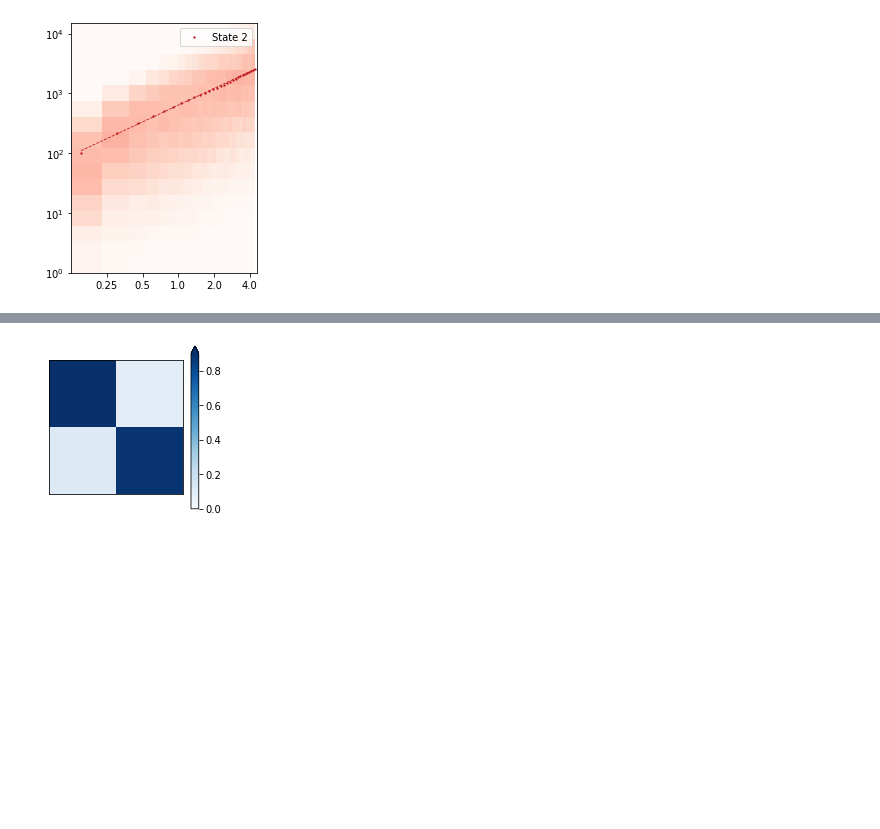
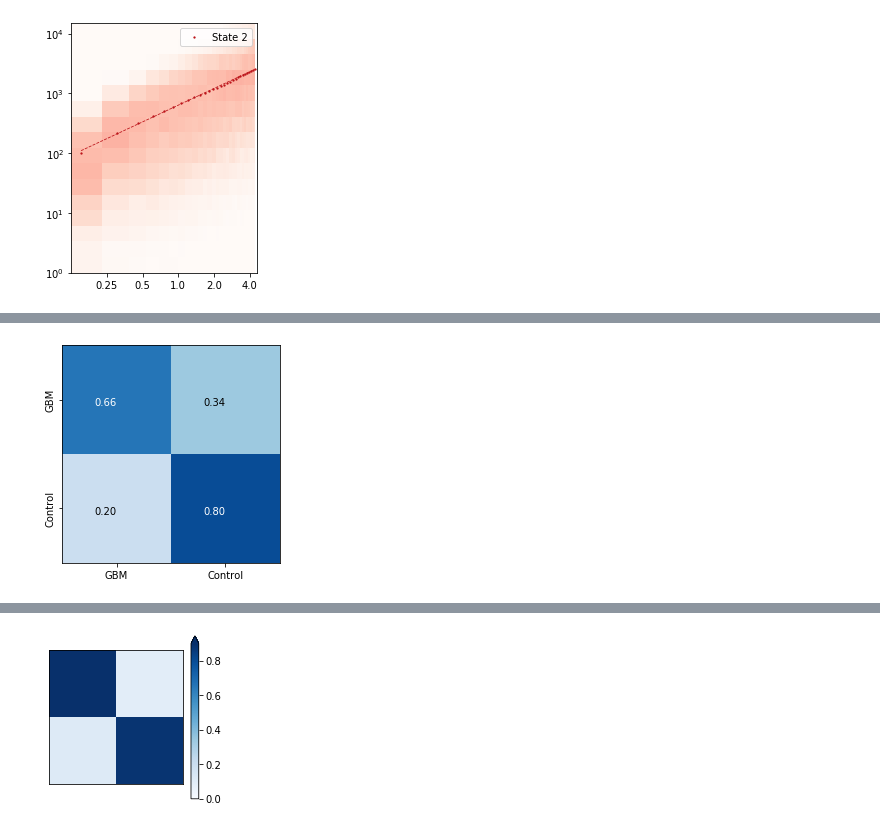
Before and after one commit to mehta-lab/dynamorph, a Jupyter notebook: NOVEMBER_Analysis.ipynb, the cells around one changed output, grey strips where cells are left out. Saved outputs shown, nothing was run; the diff lists cells and outputs as text; code cells hidden in the pictures; blank space fills up the shorter version.

```diff
--- a/NOVEMBER_Analysis.ipynb
+++ b/NOVEMBER_Analysis.ipynb
@@ -846,7 +816,8 @@ selected_fs_pool = []
 for t in selected_ts[:20]:
     selected_fs_pool.extend([fs[well][ind] for ind in traj_inds[t]])
 
-for t in np.random.choice(selected_ts[:20], (5,), replace=False):
+plot_ts = [t for t in selected_ts[:30] if len(traj_inds[t]) > 30]
+for t in np.random.choice(plot_ts, (6,), replace=False):
     print("Writing %s" % t.replace('/', '_'))
     save_traj_bbox(t, 'supp_video_%s_sample_bbox_%s.gif' % (well, t.replace('/', '_')))
     save_movie(t, 'supp_video_%s_sample_movie_%s.gif' % (well, t.replace('/', '_')))
@@ -1777,29 +1836,11 @@ The PostScript backend does not support transparency; partially transparent arti
 # %%
 ### Confusion Matrix ###
-from sklearn.ensemble import GradientBoostingClassifier
+from sklearn.ensemble import GradientBoostingClassifier, RandomForestClassifier
 from sklearn.svm import SVC
 from sklearn.neighbors import KNeighborsClassifier
 from sklearn.naive_bayes import GaussianNB
-from sklearn.metrics import confusion_matrix
-import xgboost
-
-t_lag = 1
-traj_properties = {}
-X = []
-state_Y = []
-well_Y = []
-well_order = ['B5', 'B4', 'B2', 'C5']
-for i, t in enumerate(t_arrays):
-    well = t[:2]
-    if not well in wells_:
-        continue
-    X.append(np.concatenate([traj_vector_latent_vector[t], traj_vector_motion[t]]))
-    state_Y.append(np.argmax(prob_mat[i]))
-    well_Y.append(well_order.index(well))
-X = np.array(X)
-X[np.where(X != X)] = 0.
-state_Y = np.array(state_Y)
-well_Y = np.array(well_Y)
+from sklearn.metrics import confusion_matrix, accuracy_score
+#import xgboost
 
 def cross_validation(X, Y):
     inds = np.arange(len(Y))
@@ -1809,7 +1850,7 @@ def cross_validation(X, Y):
     valid_Ys = []
     valid_y_preds = []
     for i in range(10):
-        print(i)
+        #print(i)
         valid_inds = inds[int(0.1 * len(X) * i):int(0.1 * len(X) * (i+1))]
         train_inds = np.array([i for i in inds if not i in valid_inds])
         train_X = X[train_inds]
@@ -1817,11 +1858,12 @@ def cross_validation(X, Y):
         valid_X = X[valid_inds]
         valid_Y = Y[valid_inds]
 
-        #model = GradientBoostingClassifier()
+        model = GradientBoostingClassifier(n_estimators=100)
+        #model = RandomForestClassifier(n_estimators=100)
         #model = SVC(kernel = 'linear', C = 1)
         #model = KNeighborsClassifier(n_neighbors = 10)
         #model = GaussianNB()
-        model = xgboost.XGBClassifier(n_estimators=100)
+        #model = xgboost.XGBClassifier(n_estimators=100)
         model.fit(train_X, train_Y)
         valid_y_pred = model.predict(valid_X)
         valid_Ys.append(valid_Y)
@@ -1829,3 +1871,57 @@ def cross_validation(X, Y):
     valid_Ys = np.concatenate(valid_Ys)
     valid_y_preds = np.concatenate(valid_y_preds)
     return valid_Ys, valid_y_preds
+
+t_lag = 1
+traj_properties = {}
+
+well_orders = [['B2', 'C5'],
+               ['B4', 'C5'],
+               ['B5', 'C5'],
+               ['B2', 'B4'],
+               ['B2', 'B5'],
+               ['B4', 'B5'],
+               ['B2', 'B4', 'C5'],
+               ['B2', 'B5', 'C5'],
+               ['B4', 'B5', 'C5'],
+               ['B2', 'B4', 'B5'],
+               ['B2', 'B4', 'B5', 'C5']]
+for l, well_order in enumerate(well_orders):
+    print(well_order)
+    X = []
+    state_Y = []
+    well_Y = []
+    for i, t in enumerate(t_arrays):
+        well = t[:2]
+        if not well in well_order:
+            continue
+        X.append(np.concatenate([traj_vector_latent_vector[t], traj_vector_motion[t]]))
+        state_Y.append(np.argmax(prob_mat[i]))
+        well_Y.append(well_order.index(well))
+    X = np.array(X)
+    X[np.where(X != X)] = 0.
+    X = X/np.std(X, 0)
+    state_Y = np.array(state_Y)
+    well_Y = np.array(well_Y)
+
+    valid_Ys, valid_y_preds = cross_validation(X, well_Y)
+    plt.clf()
+    f = plt.figure(figsize=(4, 4))
+    print(accuracy_score(valid_Ys, valid_y_preds))
+    c_mat = confusion_matrix(valid_Ys, valid_y_preds)
+    r_mat = c_mat/c_mat.sum(1, keepdims=True)
+    plt.imshow(r_mat, cmap='Blues', vmin=0., vmax=0.9)
+    for i, row in enumerate(r_mat):
+        for j, val in enumerate(row):
+            c = 'w' if val >= 0.4 else 'k'
+            #plt.text(j-0.2, i-0.1, str(c_mat[i, j]), color=c)
+            plt.text(j-0.2, i+0.05, "%.2f" % val, color=c)
+    plt.xticks([i for i in range(len(well_order))], [legends[w] for w in well_order])
+    plt.yticks([i for i in range(len(well_order))], [legends[w] for w in well_order], rotation='vertical', va='center')
+    plt.show()
+    #plt.savefig('conf_mat/Confusion_mat_%d.png' % l, dpi=300)
+    # plt.xlabel('Predicted labels', fontsize=16)
+    # plt.ylabel('True labels', fontsize=16)
+    # plt.savefig('Confusion_mat_well.png', dpi=300)
+    # plt.savefig('Confusion_mat_well.eps')
+# %% [output]
@@ -1831,0 +1931 @@ def cross_validation(X, Y):
+[figure, added]
```
Also changed, not shown: parts of 17 cells of this notebook.
